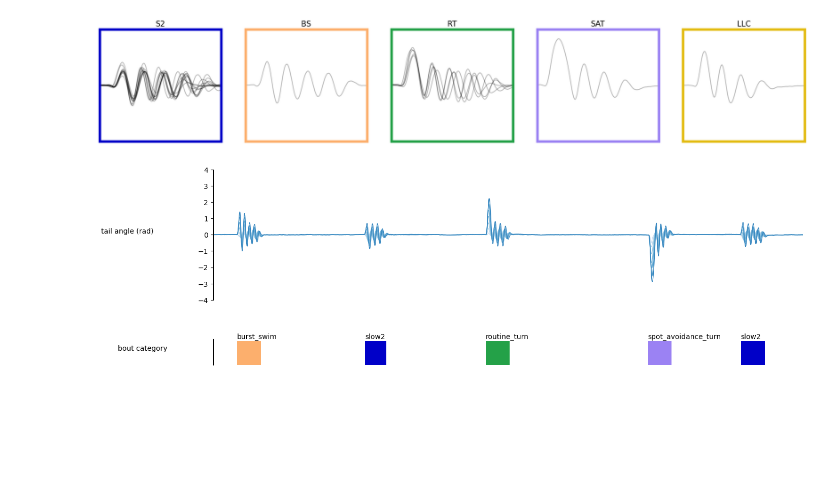
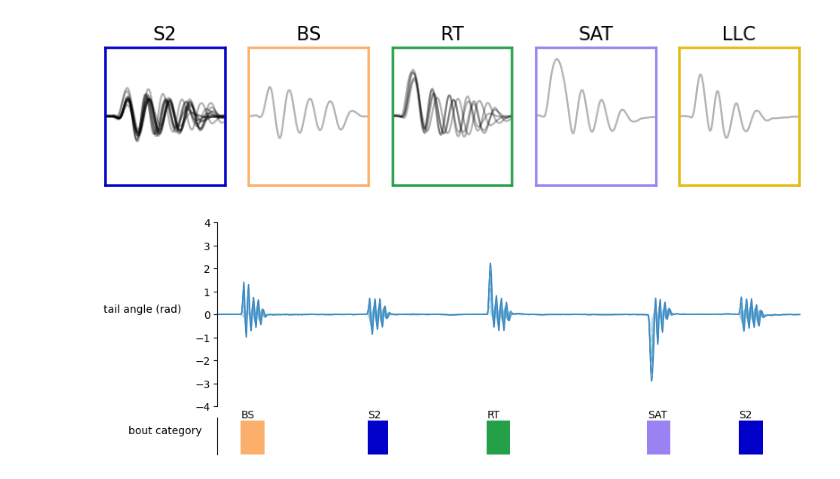
Before and after one commit to orger-lab/megabouts, a Jupyter notebook: docs/source/notebooks/tutorial_FullTracking_Pipeline.ipynb, the cells around one changed output. Cells and saved outputs as stored; diff of their text form; code cells hidden in the pictures; blank space fills up the shorter version.

Commit message:
proofread docs text and fig

```diff
--- a/docs/source/notebooks/tutorial_FullTracking_Pipeline.ipynb
+++ b/docs/source/notebooks/tutorial_FullTracking_Pipeline.ipynb
@@ -57,34 +50,34 @@ plt.show()
 # %%
 id_b = np.unique(bouts.df.label.category[bouts.df.label.proba>0.5]).astype('int')
 
-fig, ax = plt.subplots(facecolor='white',figsize=(25,4))
+fig, ax = plt.subplots(facecolor='white',figsize=(10,2))
 
 ax.spines['top'].set_visible(False)
 ax.spines['right'].set_visible(False)
 ax.spines['bottom'].set_visible(False)
 ax.spines['left'].set_visible(False)
 ax.set_xticks([])
 ax.set_yticks([])
 G = gridspec.GridSpec(1,len(id_b))
 ax0 = {}
 for i,b in enumerate(id_b):
     ax0 = plt.subplot(G[i])
     ax0.set_title(bouts_category_name_short[b],fontsize=15)
     for i_sg,sg in enumerate([1,-1]):
         id = bouts.df[(bouts.df.label.category==b) & (bouts.df.label.sign==sg)&(bouts.df.label.proba>0.5) ].index
         if len(id)>0:
             ax0.plot(sg*bouts.tail[id,7,:].T,color='k',alpha=.3)
         ax0.set_xlim(0,pipeline.segmentation_cfg.bout_duration)
         ax0.set_ylim(-4,4)
         ax0.set_xticks([])
         ax0.set_yticks([])
         for sp in ['top','bottom','left','right']:
             ax0.spines[sp].set_color(bouts_category_color[b])
-            ax0.spines[sp].set_linewidth(5)
+            ax0.spines[sp].set_linewidth(2)
 
 plt.show()
 # %% [output]
-[figure, old version]
+[figure, new version]
 # %%
 IdSt = 5000
 T = 4
@@ -93,8 +86,8 @@ IdEd = IdSt+Duration
 t = np.arange(Duration)/tracking_cfg.fps
 
 
-fig = plt.figure(facecolor='white', figsize=(15, 5), constrained_layout=True)
-G = gridspec.GridSpec(2,1,height_ratios=[1,0.2],hspace=.5)
+fig = plt.figure(facecolor='white', figsize=(10, 4), constrained_layout=True)
+G = gridspec.GridSpec(2,1,height_ratios=[1,0.2],hspace=0.1)
 ax = plt.subplot(G[0,0])
 blue_cycler = cycler(color=plt.cm.Blues(np.linspace(.2, .9, 10)))
 ax.set_prop_cycle(blue_cycler)
@@ -108,7 +101,7 @@ ax.spines['right'].set_visible(False)
 ax.spines['bottom'].set_visible(False)
 ax.get_yaxis().tick_left()
 ax.get_xaxis().set_ticks([])
-ax.set_ylabel('tail angle (rad)',rotation=0,labelpad=100)
+ax.set_ylabel('tail angle (rad)',rotation=0,labelpad=50)
 
 ax = plt.subplot(G[1,0])
 ax.imshow(ethogram.df[('bout','cat')].values[IdSt:IdEd].T,cmap=cmp_bouts,aspect='auto',vmin=0,vmax=12,interpolation='nearest',extent=(0,T,0,1))
@@ -126,9 +119,9 @@ id_b = id_b[id_b>-1]
 for i in id_b:
     on_ = bouts.df.iloc[i][('location','onset')]
     b = bouts.df.iloc[i][('label','category')]
-    ax.text((on_-IdSt)/tracking_cfg.fps,1.1,bouts_category_name[int(b)])
+    ax.text((on_-IdSt)/tracking_cfg.fps,1.1,bouts_category_name_short[int(b)])
 
-ax.set_ylabel('bout category',rotation=0,labelpad=100)
+ax.set_ylabel('bout category',rotation=0,labelpad=50)
 plt.show()
 # %% [output]
-[figure, old version]
+[figure, new version]
```
Also changed, not shown: parts of 2 cells of this notebook, 2 other files.
